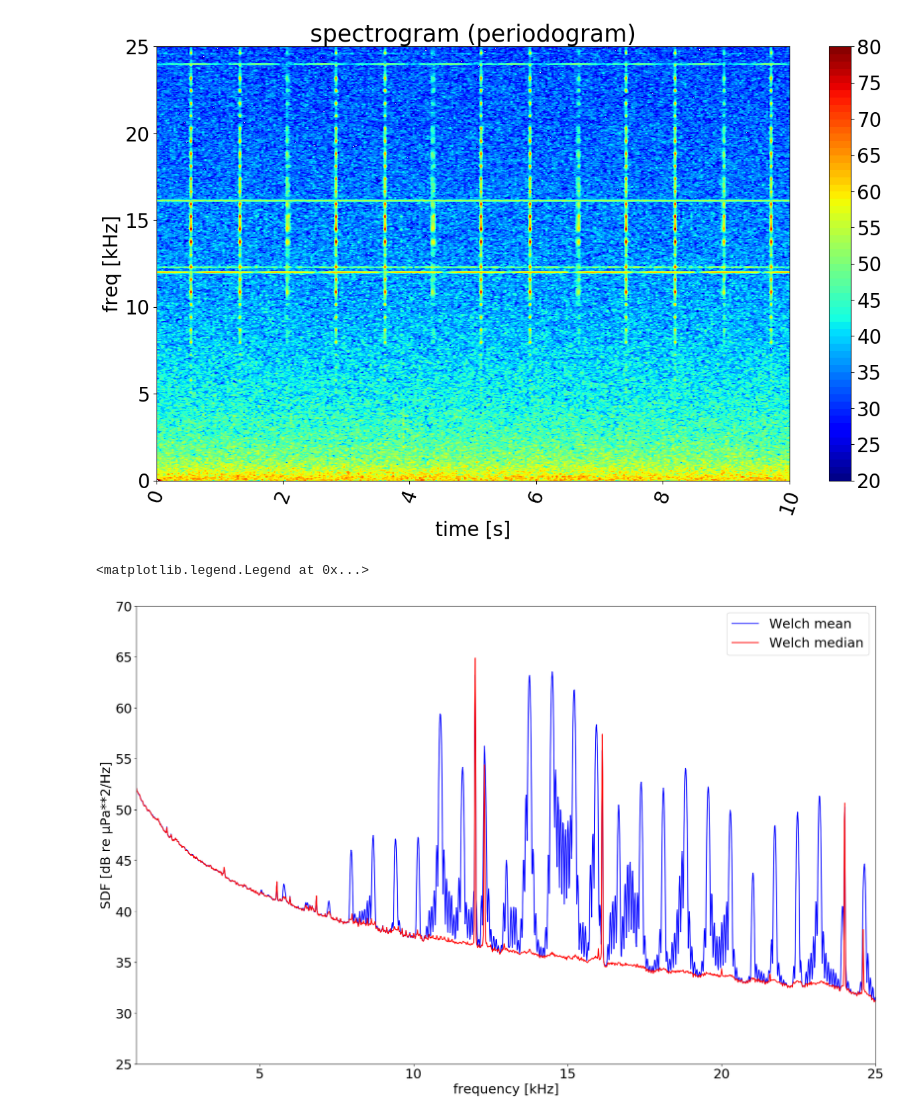
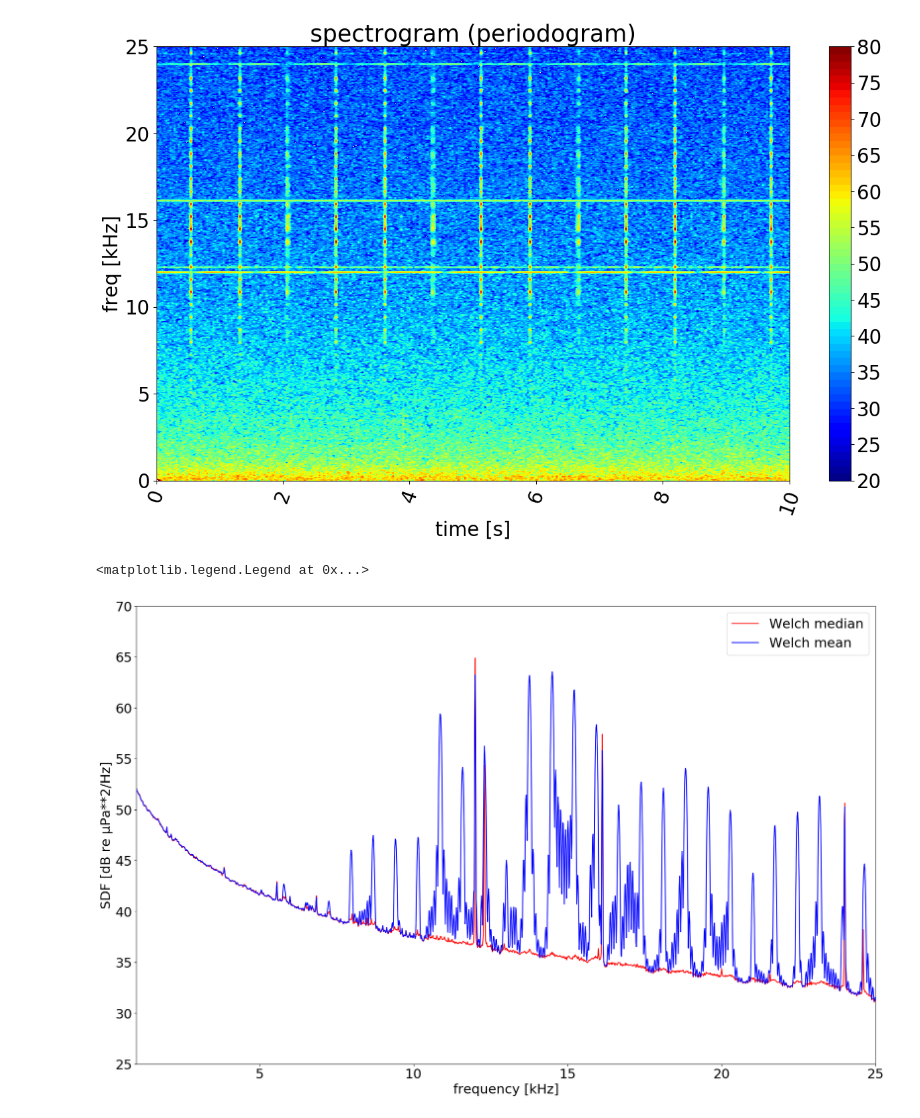
Before and after one commit to Ocean-Data-Lab/ooipy, a Jupyter notebook: demo.ipynb, the cells around one changed output. Saved outputs shown, nothing was run; the diff lists cells and outputs as text; code cells hidden in the pictures.

```diff
--- a/demo.ipynb
+++ b/demo.ipynb
@@ -5,6 +5,13 @@ import datetime
 import ooi_data_processing_library as ooilib
 # %%
 # get 5 minutes of acoustic data from OOI server
+
+# 1. method: get data during initialization of OOIHydrophoneData object
+# starttime, endtime, and node have to be specified
 start_time = datetime.datetime(2016,10,6,0,0,0) # time of first sample
 end_time = datetime.datetime(2016,10,6,0,5,0) # time of last sample
-acoustic_data = ooilib.get_acoustic_data(start_time, end_time, node='/PC01A')
+ooi1 = ooilib.OOIHyrophoneData(starttime=start_time, endtime=end_time, node='/PC01A',fmin=20, fmax=30000)
+print('type: ', type(ooi1.data), '\n')
+print('acoustic data: ', ooi1.data, '\n')
+print('stats: ', ooi1.data.stats, '\n')
+print('data: ', ooi1.data.data, '\n')
@@ -35,41 +105,48 @@ data:  [-18507.86804268 -27869.1132966  -20594.63217263 ...,   -149.16750088
 # %%
-# compute and visualize spectrogram for noise data.
+# compute and visualize spectrogram for noise data. No start and end time and node have to be defined
+# as those are attributes of the OOIHydrophoneData object
 
 # 1. Welch median over a data segment of 0.5s is used to compute the spectrum at each bin
 # of the spectrogram
-t, f, spectrogram = ooilib.compute_spectrogram(start_time, end_time, node='/PC01A', avg_time=0.5)
-ooilib.visualize_spectrogram(spectrogram, t=t, f=f/1000,title='spectrogram (Welch median)',
-                             ylabel='freq [kHz]', fmin=0, fmax=25, vmin=20, vmax=80)
+ooi1.compute_spectrogram(avg_time=0.5)
+ooi1.spectrogram.freq = ooi1.spectrogram.freq / 1000
+ooi1.spectrogram.visualize(title='spectrogram (Welch median)', ylabel='freq [kHz]',
+                           fmin=0, fmax=25, vmin=20, vmax=80)
 
 # 2. Periodogram estimate is used to compute the spectrum at each bin of the spectrogram
 # To do so, the parameter avg_time is set to None (default). The amount of data are reduced to
 # 10s to avoid memory overflow while plotting the data.
 start_time2 = datetime.datetime(2016,10,6,0,0,0) # time of first sample
 end_time2 = datetime.datetime(2016,10,6,0,0,10) # time of last sample
-t, f, spectrogram = ooilib.compute_spectrogram(start_time2, end_time2, node='/PC01A', L=2048)
-t = np.linspace(0, 10, len(spectrogram))
-ooilib.visualize_spectrogram(spectrogram, t=t, f=f/1000, title='spectrogram (periodogram)',
-                             ylabel='freq [kHz]', xlabel='time [s]', fmin=0, fmax=25, vmin=20, vmax=80)
+ooi2.get_acoustic_data(start_time2, end_time2, node='/PC01A')
+ooi2.compute_spectrogram(L=2048)
+ooi2.spectrogram.freq = ooi2.spectrogram.freq / 1000
+ooi2.spectrogram.time = np.linspace(0, 10, len(ooi2.spectrogram.time))
+ooi2.spectrogram.visualize(title='spectrogram (periodogram)', ylabel='freq [kHz]',
+               xlabel='time [s]', fmin=0, fmax=25, vmin=20, vmax=80)
 # %% [output]
 [figure]
 [figure]
 # %%
 # power spectral density estimate of noise data using Welch's method
+fig, ax = plt.subplots(figsize=(22,14), dpi=100)
+
 # 1. using median averaging (default)
-f, psd_med = ooilib.compute_psd_welch(start_time, end_time, node='/PC01A')
+ooi1.compute_psd_welch()
+
+f = ooi1.psd.freq / 1000
+plt.plot(f, ooi1.psd.values, label='Welch median',color='r')
 
 # 2. using mean averaging
-f, psd_mean = ooilib.compute_psd_welch(start_time, end_time, node='/PC01A', avg_method='mean')
+ooi1.compute_psd_welch(avg_method='mean')
 
-fig, ax = plt.subplots(figsize=(22,14), dpi=100)
-plt.plot(f/1000, psd_mean,label='Welch mean',color='b')
-plt.plot(f/1000, psd_med,label='Welch median',color='r')
+plt.plot(f, ooi1.psd.values, label='Welch mean',color='b')
 plt.xlabel('frequency [kHz]')
 plt.ylabel('SDF [dB re µPa**2/Hz]')
 plt.xlim(1,25)
 plt.ylim(25,70)
 plt.legend()
 # %% [output]
 <matplotlib.legend.Legend at 0x...>
-[figure, old version]
+[figure, new version]
 # %%
```
Also changed, not shown: parts of 31 cells of this notebook, 1 other file.
